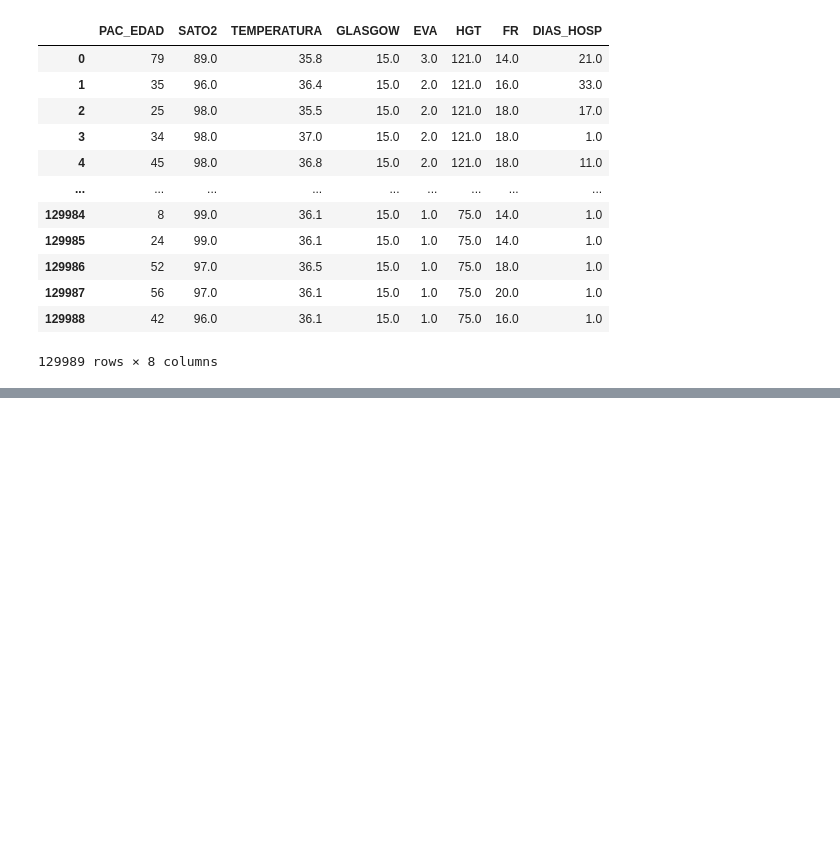
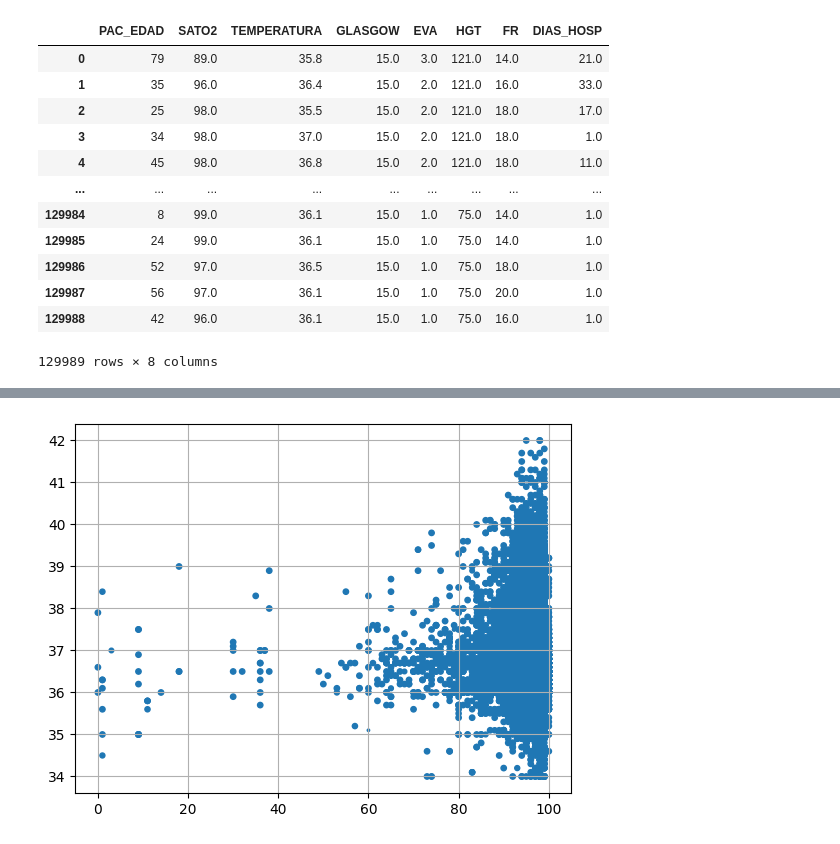
Before and after one commit to sebarancibia/arancibia-sebastian, a Jupyter notebook: Aplicaciones en Ciencias de datos e Inteligencia artificial/Actividad4/Actividad4.ipynb, the cells around one changed output, grey strips where cells are left out. Drawn from its saved outputs; the diff is of its cells as text; code cells hidden in the pictures; blank space fills up the shorter version.

```diff
--- a/Aplicaciones en Ciencias de datos e Inteligencia artificial/Actividad4/Actividad4.ipynb
+++ b/Aplicaciones en Ciencias de datos e Inteligencia artificial/Actividad4/Actividad4.ipynb
@@ -90,3 +91,7 @@ df2
 | 129987 | 56 | 97.0 | 36.1 | 15.0 | 1.0 | 75.0 | 20.0 | 1.0 |
 | 129988 | 42 | 96.0 | 36.1 | 15.0 | 1.0 | 75.0 | 16.0 | 1.0 |
 129989 rows × 8 columns
+# %%
+kmeans2 = KMeans(n_clusters=2)
+#kmeans = KMeans(n_clusters=4)
+kmeans2.fit(df2)
@@ -92,0 +129,7 @@ df2
+# %%
+plt.figure()
+plt.scatter(df2["SATO2"], df2["TEMPERATURA"],df2["GLASGOW"])
+#plt.plot(df["A"], df["B"],"k.")
+plt.grid(True)
+# %% [output]
+[figure, added]
```
Also changed, not shown: parts of 5 cells of this notebook.
